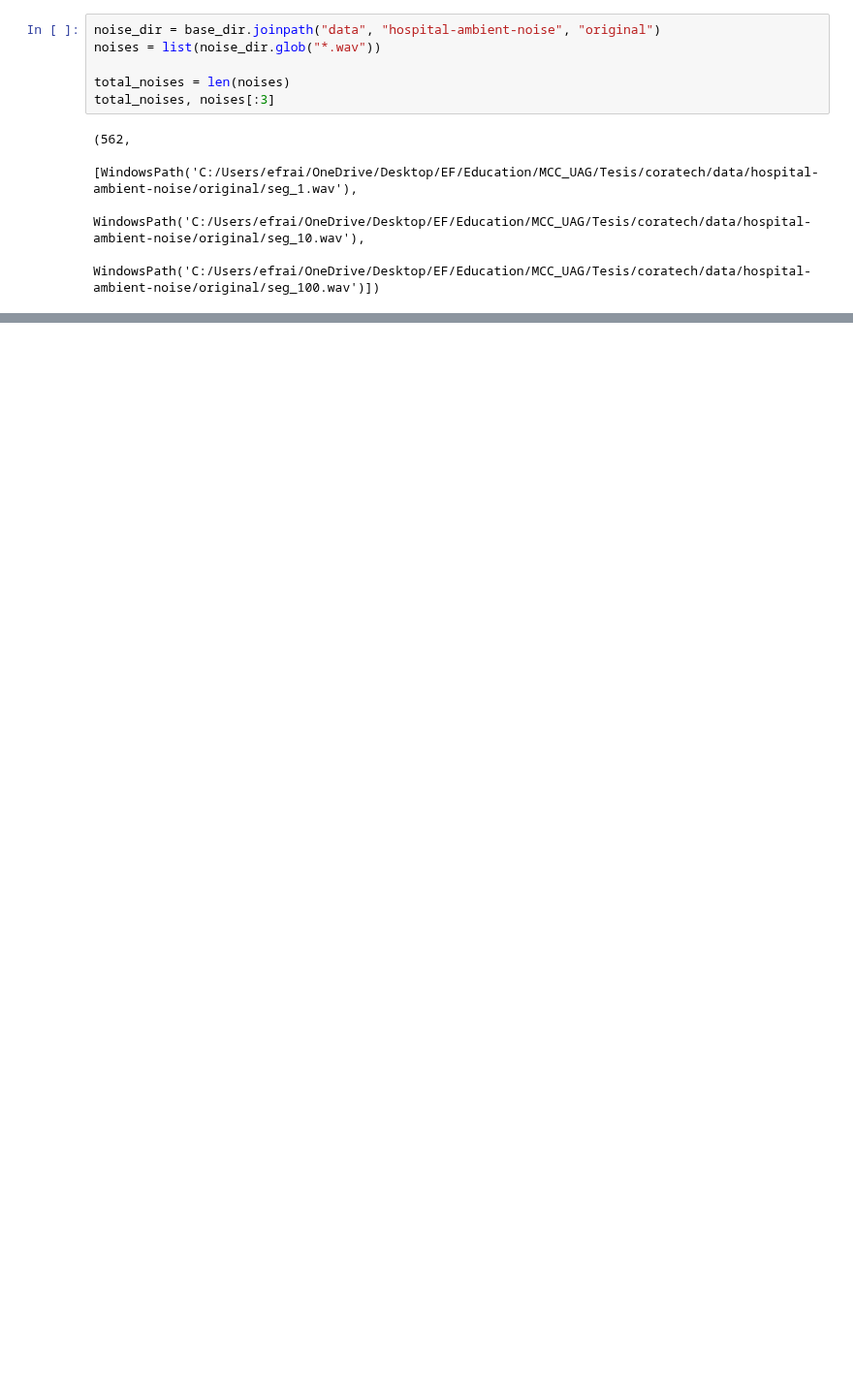
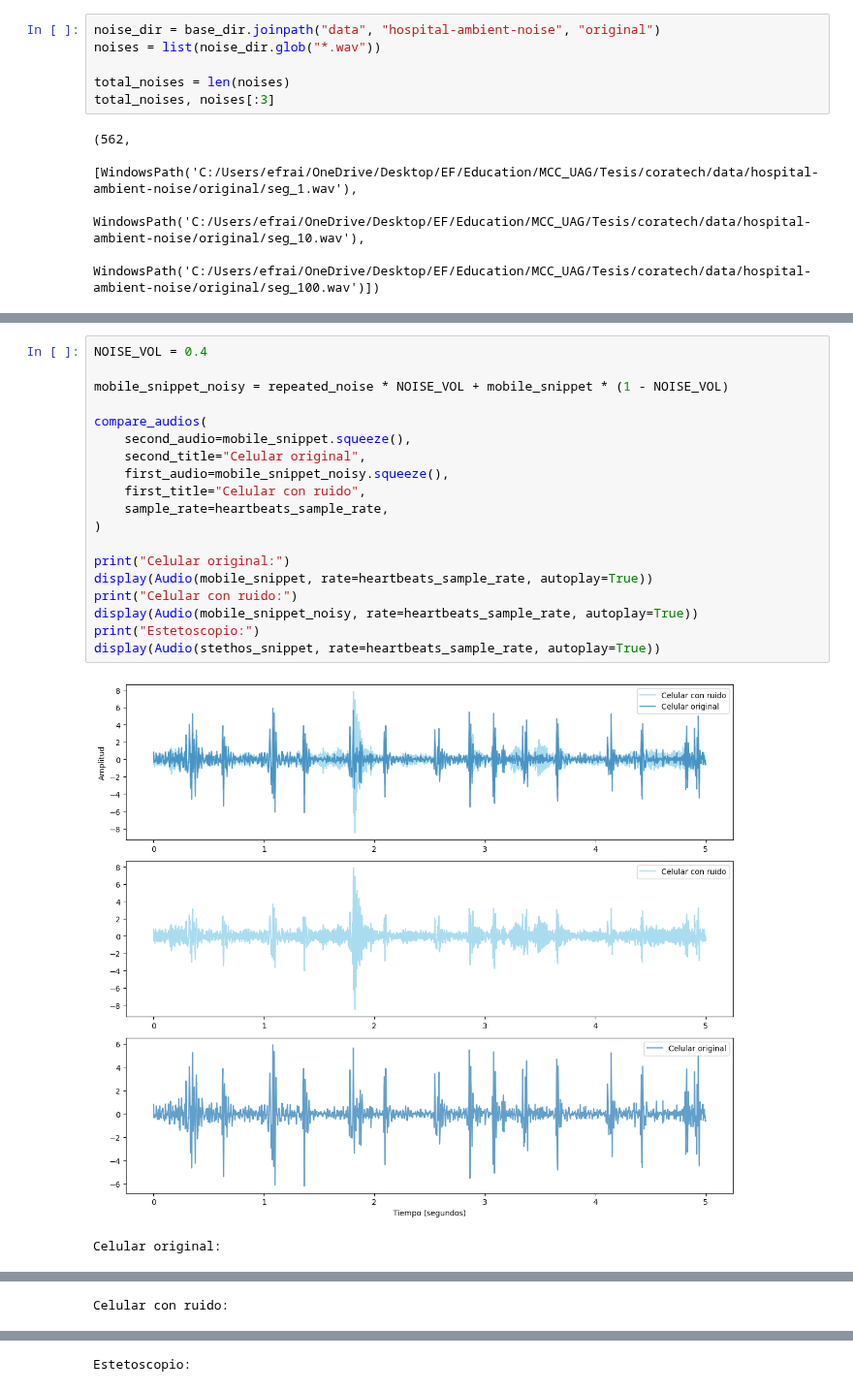
Before and after one commit to Afroefras/coratech, a Jupyter notebook: notebooks/hospital-ambient-noise/noiser.ipynb, the cells around one changed output, grey strips where cells are left out. Shown at 97% size. Saved outputs shown, nothing was run; the diff lists cells and outputs as text; blank space fills up the shorter version.

```diff
--- a/notebooks/hospital-ambient-noise/noiser.ipynb
+++ b/notebooks/hospital-ambient-noise/noiser.ipynb
@@ -87,0 +98,22 @@ mobile_snippet.shape, noise.shape, repeated_noise.shape
+# %%
+NOISE_VOL = 0.4
+
+mobile_snippet_noisy = repeated_noise * NOISE_VOL + mobile_snippet * (1 - NOISE_VOL)
+
+compare_audios(
+    second_audio=mobile_snippet.squeeze(),
+    second_title="Celular original",
+    first_audio=mobile_snippet_noisy.squeeze(),
+    first_title="Celular con ruido",
+    sample_rate=heartbeats_sample_rate,
+)
+
+print("Celular original:")
+display(Audio(mobile_snippet, rate=heartbeats_sample_rate, autoplay=True))
+print("Celular con ruido:")
+display(Audio(mobile_snippet_noisy, rate=heartbeats_sample_rate, autoplay=True))
+print("Estetoscopio:")
+display(Audio(stethos_snippet, rate=heartbeats_sample_rate, autoplay=True))
+# %% [output]
+[figure, added]
+Celular original:
@@ -87,0 +121 @@ mobile_snippet.shape, noise.shape, repeated_noise.shape
+Celular con ruido:
@@ -87,0 +123 @@ mobile_snippet.shape, noise.shape, repeated_noise.shape
+Estetoscopio:
```
Also changed, not shown: parts of 7 cells of this notebook, 4 other files.
